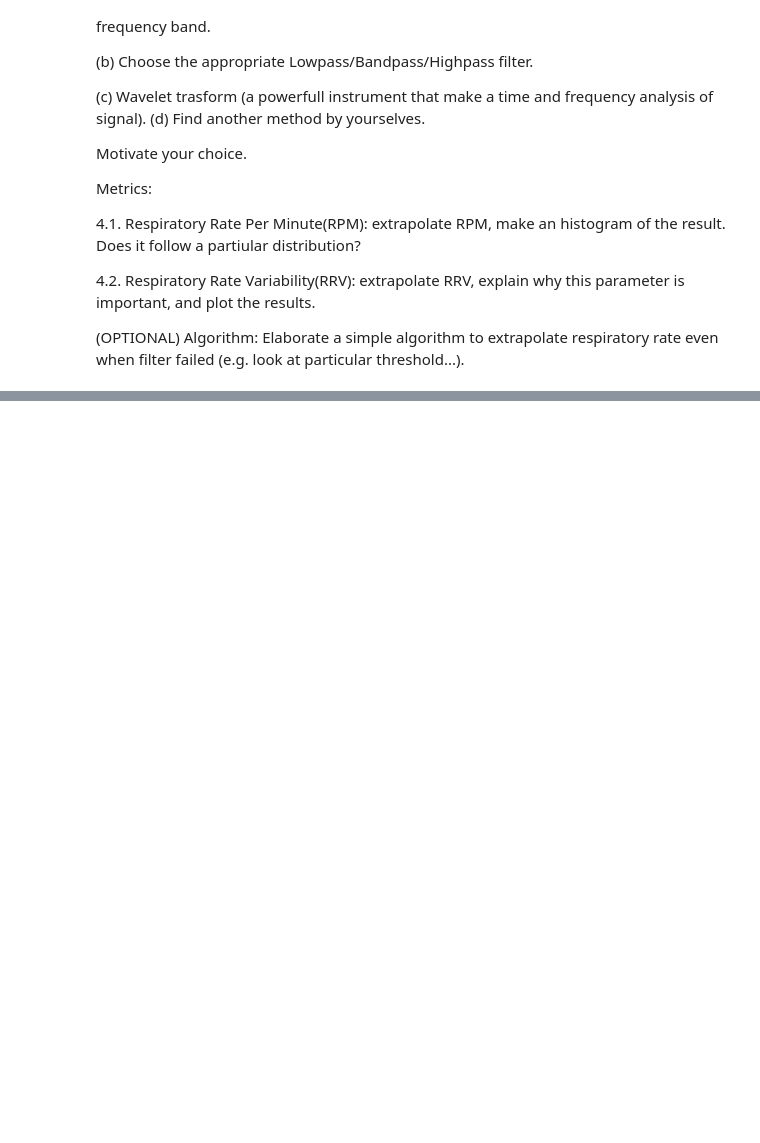
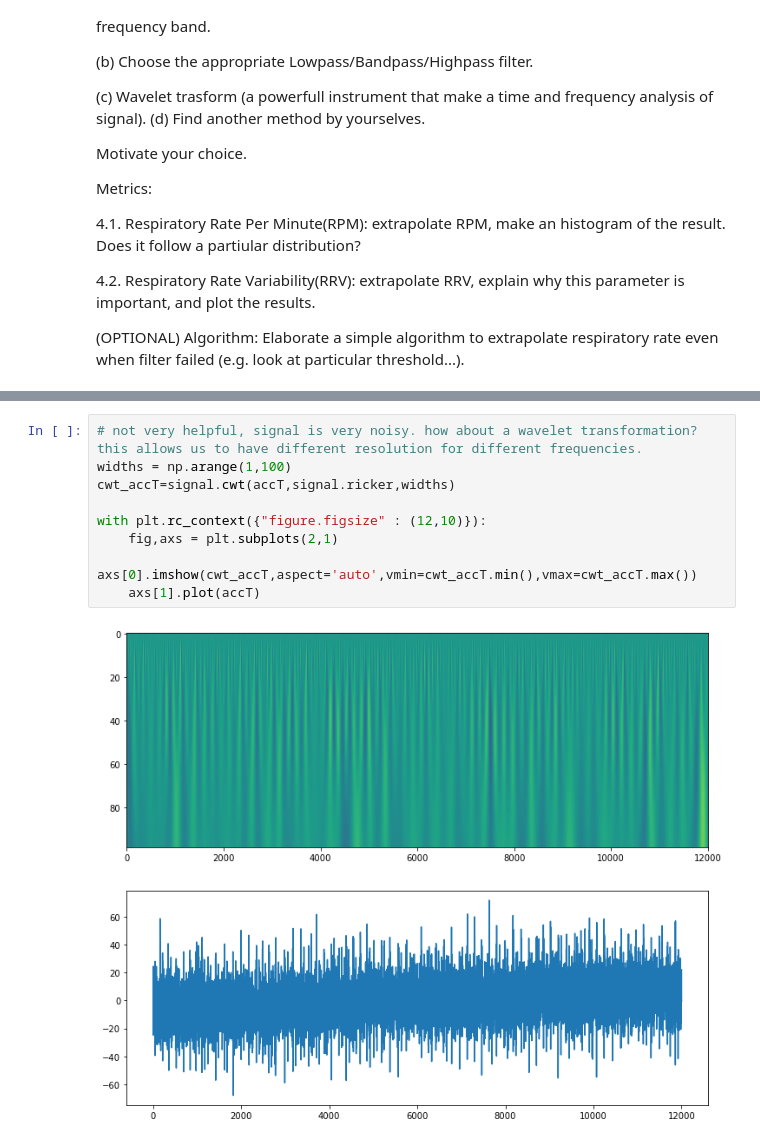
Before and after one commit to zanocrate/LCP_projects_Y4, a Jupyter notebook: draft.ipynb, the cells around one changed output, grey strips where cells are left out. Cells and saved outputs as stored; diff of their text form; blank space fills up the shorter version.

```diff
--- a/draft.ipynb
+++ b/draft.ipynb
@@ -114,0 +124,11 @@ df.plot(y=['MagnX','MagnY','MagnZ'])
+# %%
+# not very helpful, signal is very noisy. how about a wavelet transformation? this allows us to have different resolution for different frequencies.
+widths = np.arange(1,100)
+cwt_accT=signal.cwt(accT,signal.ricker,widths)
+
+with plt.rc_context({"figure.figsize" : (12,10)}):
+    fig,axs = plt.subplots(2,1)
+    axs[0].imshow(cwt_accT,aspect='auto',vmin=cwt_accT.min(),vmax=cwt_accT.max())
+    axs[1].plot(accT)
+# %% [output]
+[figure, added]
```
Also changed, not shown: parts of 8 cells of this notebook.
